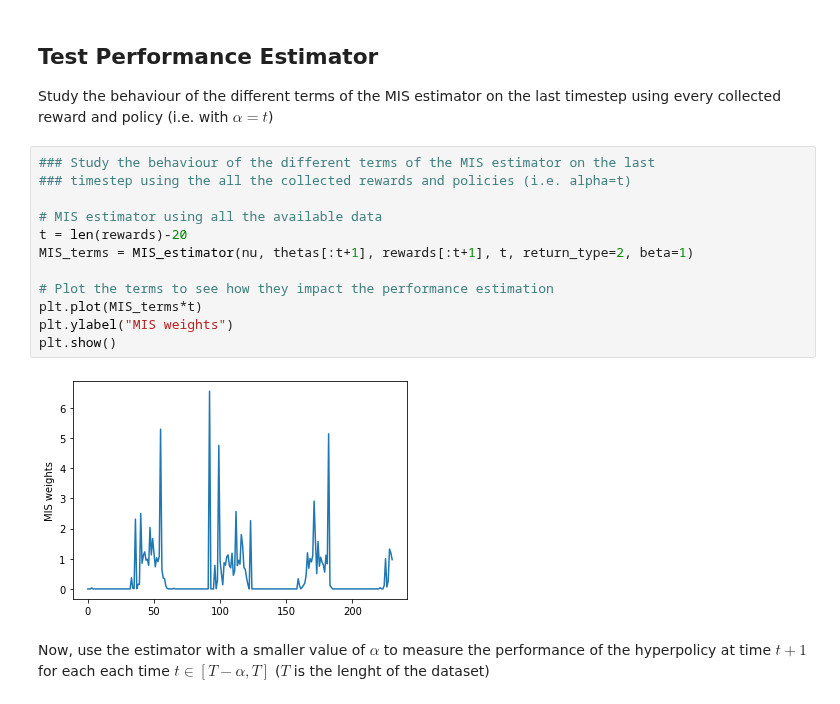
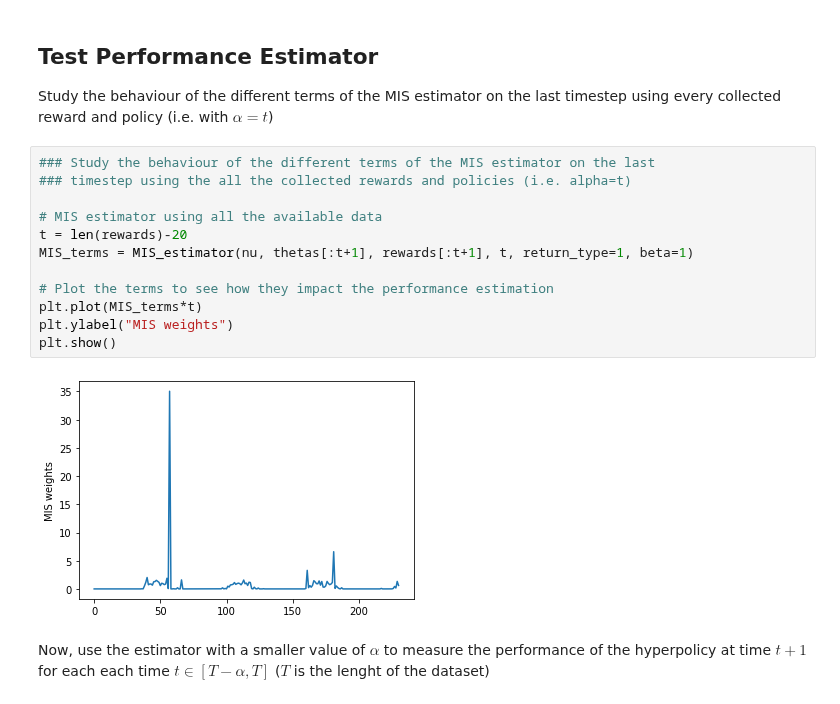
Before and after one commit to francescovidaich964/Como_lake, a Jupyter notebook: bandit_tests/non-stat_contextual_bandits.ipynb, the cells around one changed output. Saved outputs shown, nothing was run; the diff lists cells and outputs as text.

```diff
--- a/bandit_tests/non-stat_contextual_bandits.ipynb
+++ b/bandit_tests/non-stat_contextual_bandits.ipynb
@@ -146,17 +193,17 @@ Study the behaviour of the different terms of the MIS estimator on the last time
 # %%
 ### Study the behaviour of the different terms of the MIS estimator on the last
 ### timestep using the all the collected rewards and policies (i.e. alpha=t)
 
 # MIS estimator using all the available data
 t = len(rewards)-20
-MIS_terms = MIS_estimator(nu, thetas[:t+1], rewards[:t+1], t, return_type=2, beta=1)
+MIS_terms = MIS_estimator(nu, thetas[:t+1], rewards[:t+1], t, return_type=1, beta=1)
 
 # Plot the terms to see how they impact the performance estimation
 plt.plot(MIS_terms*t)
 plt.ylabel("MIS weights")
 plt.show()
 # %% [output]
-[figure, old version]
+[figure, new version]
 # %% [markdown]
 Now, use the estimator with a smaller value of $\alpha$ to measure the performance of the hyperpolicy at time $t+1$ for each each time $t\in[T-\alpha,T]$ ($T$ is the lenght of the dataset)
 # %%
```
Also changed, not shown: parts of 31 cells of this notebook, 1 other file.
